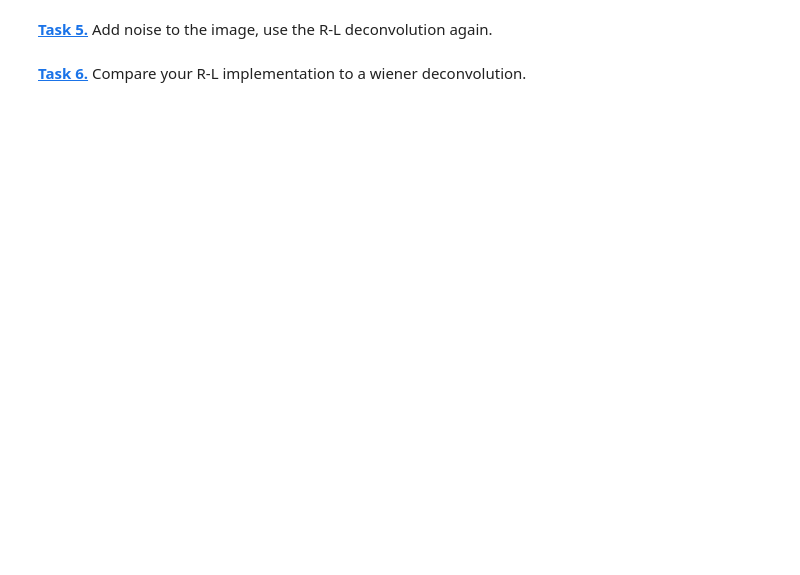
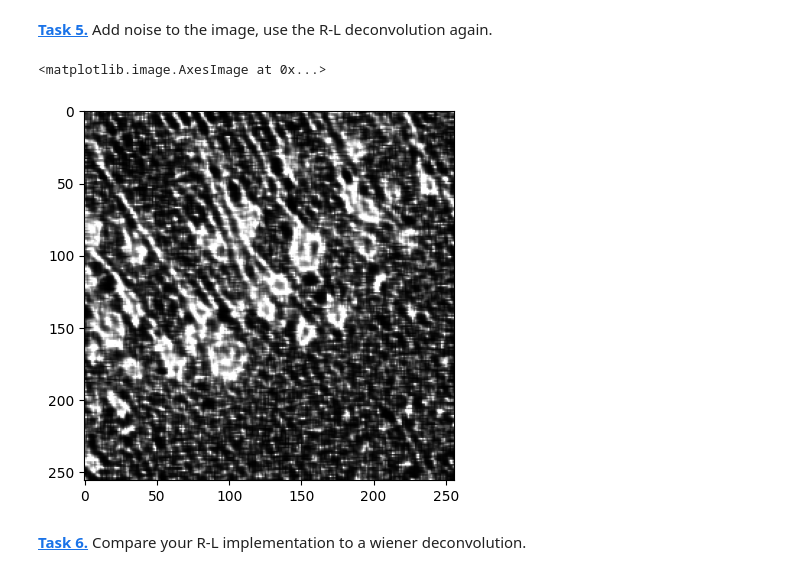
Before and after one commit to JakobStph/mobi-fs5-python, a Jupyter notebook: deconvolution.ipynb, the cells around one changed output. Cells and saved outputs as stored; diff of their text form; code cells hidden in the pictures; blank space fills up the shorter version.

```diff
--- a/deconvolution.ipynb
+++ b/deconvolution.ipynb
@@ -67,5 +93,14 @@ plt.show()
 noise = (np.random.normal(loc=0,size=img.shape))
 reduce_factor = 5
 noise = noise / reduce_factor
+img_noise = img + noise
+img_noise = img_noise.clip(0, 1)
+# %%
+deconv_img_noise = richardson_lucy_deconvolution(img_noise, create_psf(psf_size), 30)
+plt.figure()
+plt.imshow(deconv_img_noise, 'gray')
+# %% [output]
+<matplotlib.image.AxesImage at 0x...>
+[figure, added]
 # %% [markdown]
 **[Task 6.]()** Compare your R-L implementation to a wiener deconvolution.
```
Also changed, not shown: parts of 10 cells of this notebook.
